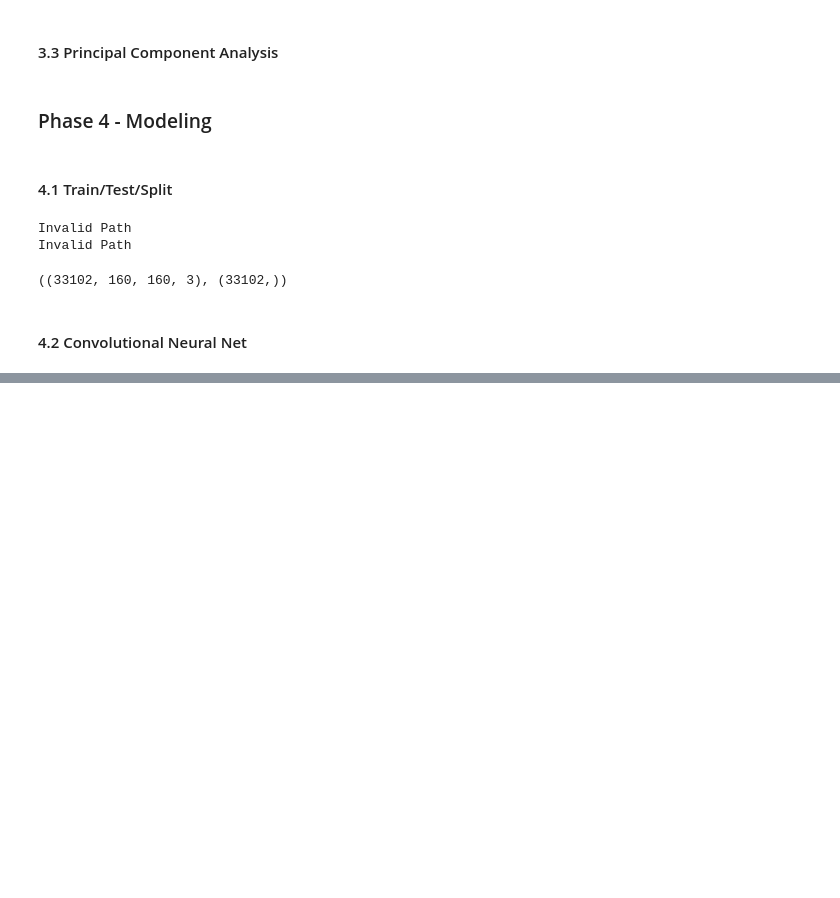
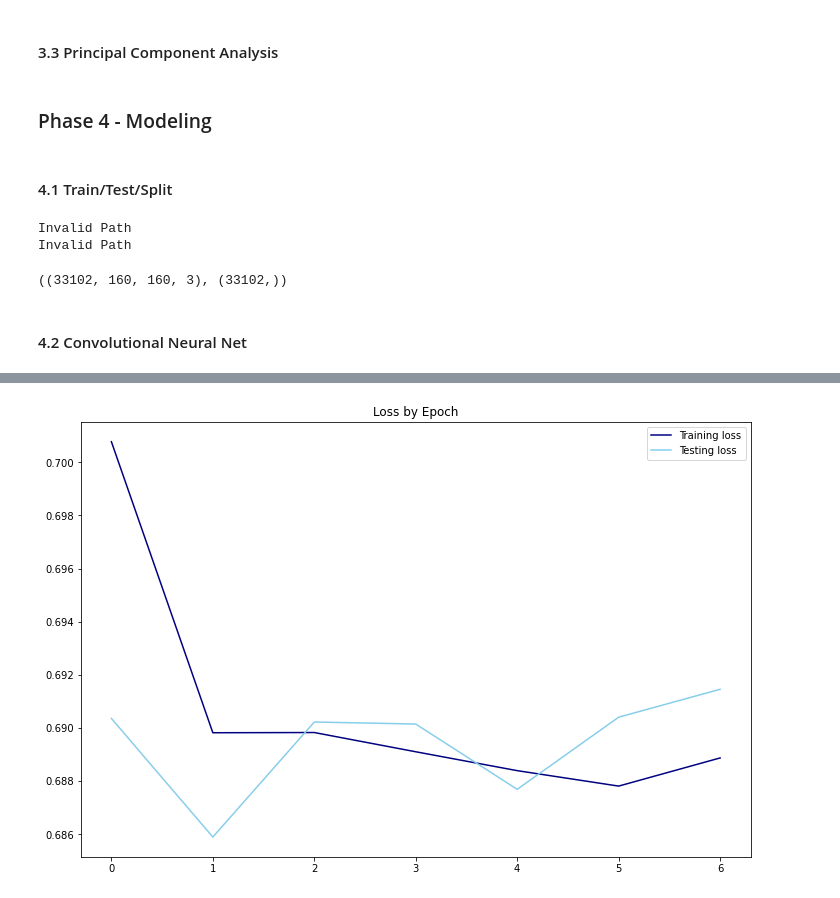
Before and after one commit to kduane/cat_or_dog, a Jupyter notebook: tr.ipynb, the cells around one changed output, grey strips where cells are left out. Drawn from its saved outputs; the diff is of its cells as text; code cells hidden in the pictures; blank space fills up the shorter version.

```diff
--- a/tr.ipynb
+++ b/tr.ipynb
@@ -155,7 +155,6 @@ for path in glob.glob('./data/*'):
             for file in glob.glob(breed + '/*.jpg')[:150]: #limit to 150 per dog breed
                 file_name = os.path.basename(file)
                 # load file
-                image = load_resize(file)
                 try:
                     img_arr = cv2.imread(file)
                     #convert to color array
@@ -185,19 +184,19 @@ X_train, X_test, y_train, y_test = train_test_split(X, y, random_state = 9)
 # %%
 cnn = Sequential()
 # Starting Layer
-cnn.add(Conv2D(filters = 512,
+cnn.add(Conv2D(filters = 128,
                kernel_size = (3, 3),
                activation = 'relu',
                input_shape = (160, 160, 3)))
 cnn.add(MaxPooling2D(pool_size = (2,2)))
 #second convolutional layer
-cnn.add(Conv2D(filters=256,
+cnn.add(Conv2D(filters=64,
                      kernel_size=(3, 3),
                      activation='relu'))
 cnn.add(MaxPooling2D(pool_size=(2,2)))
 
 #third convolutional layer
-cnn.add(Conv2D(filters=128,
+cnn.add(Conv2D(filters=32,
                      kernel_size=(3, 3),
                      activation='relu'))
 cnn.add(MaxPooling2D(pool_size=(2,2)))
@@ -206,8 +205,6 @@ cnn.add(MaxPooling2D(pool_size=(2,2)))
 cnn.add(Flatten())
 cnn.add(Dense(32, activation = 'relu'))
 cnn.add(Dropout(0.3))
-cnn.add(Dense(512, activation = 'relu'))
-cnn.add(Dropout(0.3))
 cnn.add(Dense(256, activation = 'relu'))
 cnn.add(Dropout(0.3))
 cnn.add(Dense(128, activation = 'relu'))
@@ -215,7 +212,7 @@ cnn.add(Dropout(0.3))
 cnn.add(Dense(64, activation = 'relu'))
 cnn.add(Dropout(0.3))
 cnn.add(Dense(32, activation = 'relu'))
-cnn.add(Dense(1, activation = 'softmax'))
+cnn.add(Dense(2, activation = 'sigmoid'))
 cnn.compile(loss = 'binary_crossentropy',
              optimizer = 'adam',
              metrics = ['accuracy'])
@@ -244,7 +241,7 @@ _________________________________________________________________
 res = cnn.fit(X_train, y_train,
              batch_size = 64,
              validation_data = (X_test, y_test),
-             epochs = 100,
+             epochs = 20,
              callbacks = [early_stop],
              verbose = 1)
 # %% [output]
@@ -252,0 +262,4 @@ KeyboardInterrupt:
+# %%
+qp.plot_loss(res, 'Loss by Epoch')
+# %% [output]
+[figure, added]
```
Also changed, not shown: parts of 4 cells of this notebook, 1 other file.
